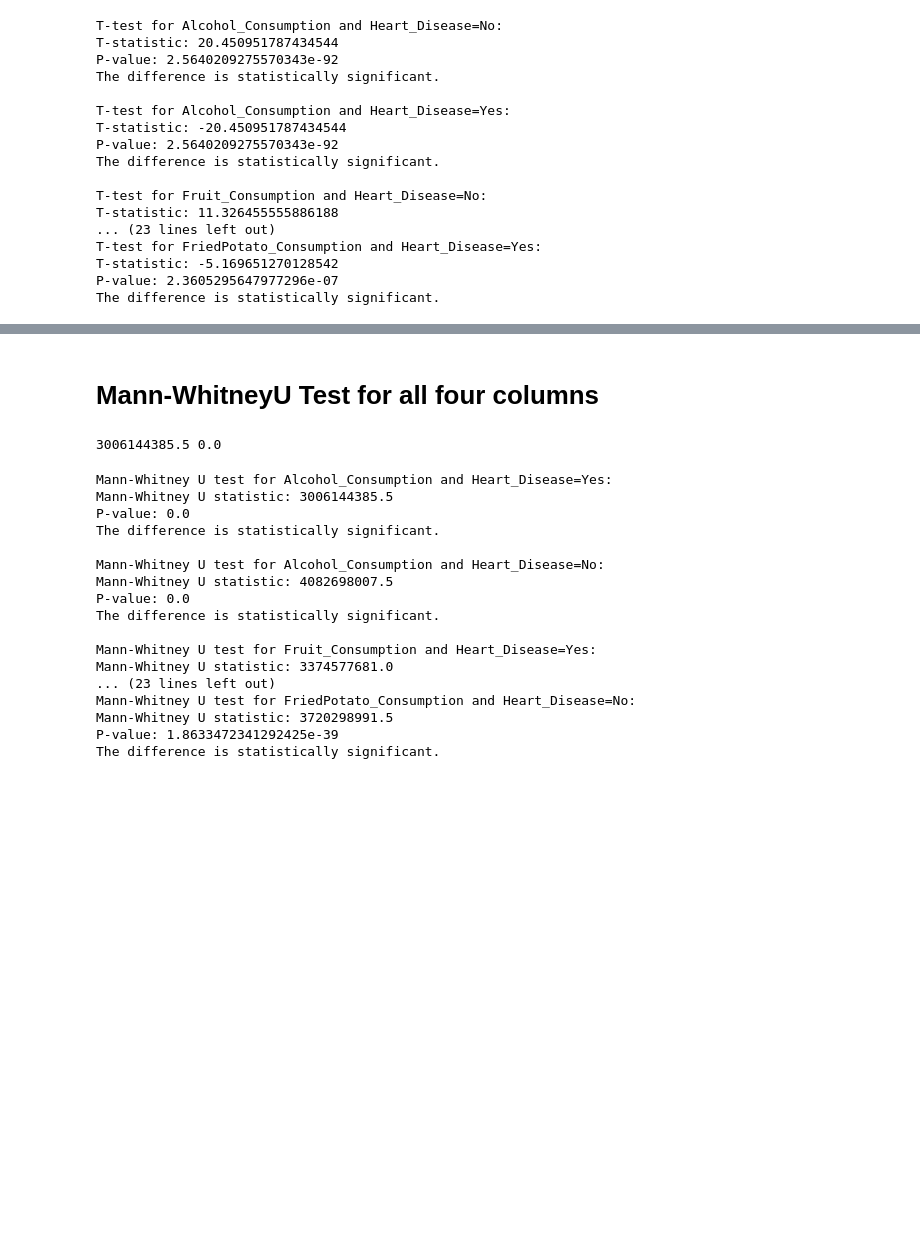
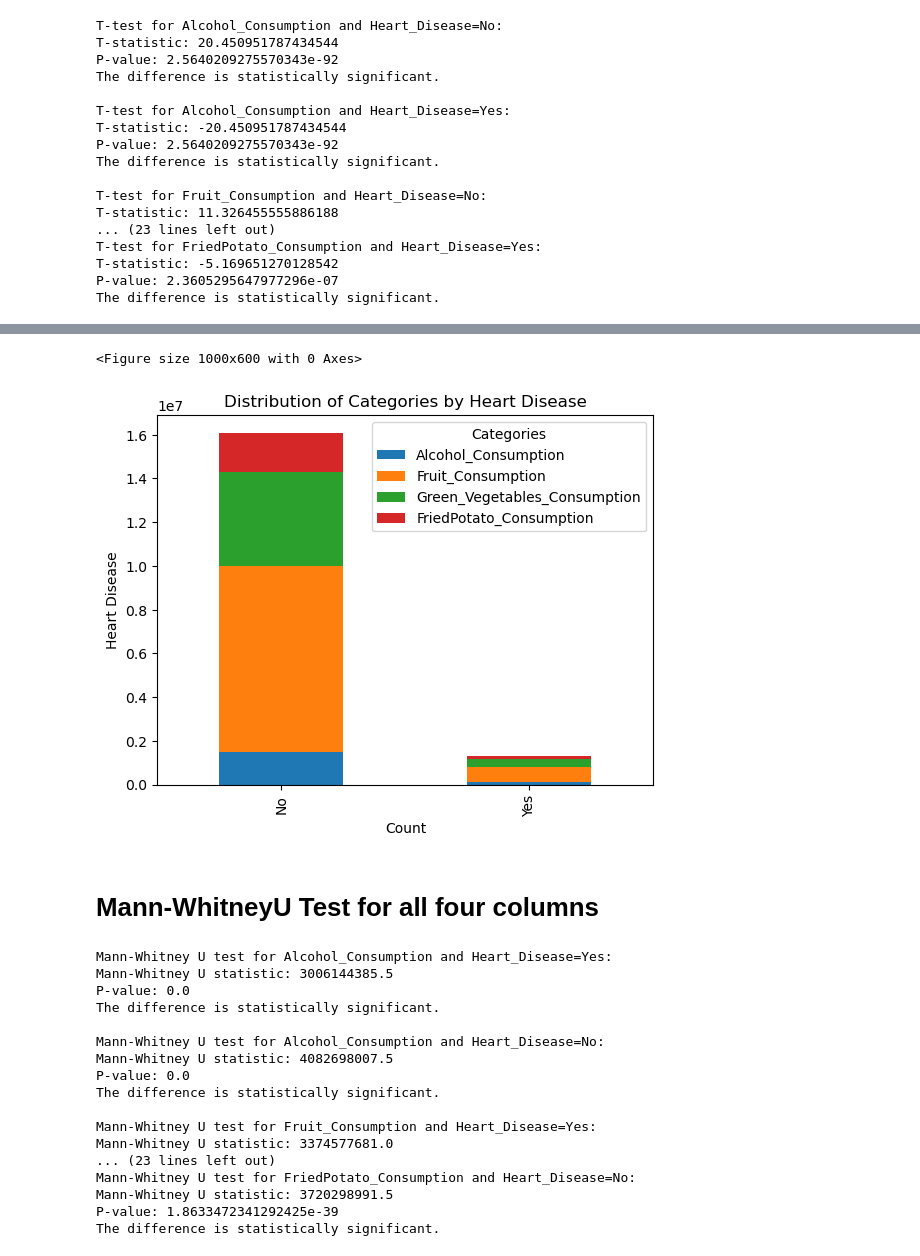
Before and after one commit to bobebend/Cardiovascular_diseases_risk_prediction, a Jupyter notebook: notebooks/hypothesis.ipynb, the cells around one changed output, grey strips where cells are left out. Saved outputs shown, nothing was run; the diff lists cells and outputs as text; code cells hidden in the pictures; blank space fills up the shorter version.

```diff
--- a/notebooks/hypothesis.ipynb
+++ b/notebooks/hypothesis.ipynb
@@ -93,12 +149,29 @@ The difference is statistically significant.
+# %%
+# Select the columns of interest and group by Heart_Disease
+columns_of_interest = ['Alcohol_Consumption', 'Fruit_Consumption', 'Green_Vegetables_Consumption', 'FriedPotato_Consumption']
+grouped_data = cardio.groupby('Heart_Disease')[columns_of_interest].sum()
+
+# Increase the size of the figure
+plt.figure(figsize=(10, 6))
+
+# Plot the stacked horizontal bar chart
+grouped_data.plot(kind='bar', stacked=True)
+plt.xlabel('Count')
+plt.ylabel('Heart Disease')
+plt.title('Distribution of Categories by Heart Disease')
+plt.legend(title='Categories', loc='upper right')
+
+plt.show()
+# %% [output]
+<Figure size 1000x600 with 0 Axes>
+[figure, added]
 # %% [markdown]
 # Mann-WhitneyU Test for all four columns
 # %%
-group_A = cardio[cardio["Heart_Disease"] == 'Yes']["Alcohol_Consumption"]
-group_B = cardio[cardio["Heart_Disease"] == 'No']["Alcohol_Consumption"]
-stat, p_value = mannwhitneyu(group_A, group_B, alternative='two-sided')
-print(stat, p_value)
+# group_A = cardio[cardio["Heart_Disease"] == 'Yes']["Alcohol_Consumption"]
+# group_B = cardio[cardio["Heart_Disease"] == 'No']["Alcohol_Consumption"]
+# stat, p_value = mannwhitneyu(group_A, group_B, alternative='two-sided')
+# print(stat, p_value)
-# %% [output]
-3006144385.5 0.0
 # %%
 # Define the column names and categories
 columns = ['Alcohol_Consumption', 'Fruit_Consumption', 'Green_Vegetables_Consumption', 'FriedPotato_Consumption']
```
Also changed, not shown: parts of 4 cells of this notebook, 3 other files.
